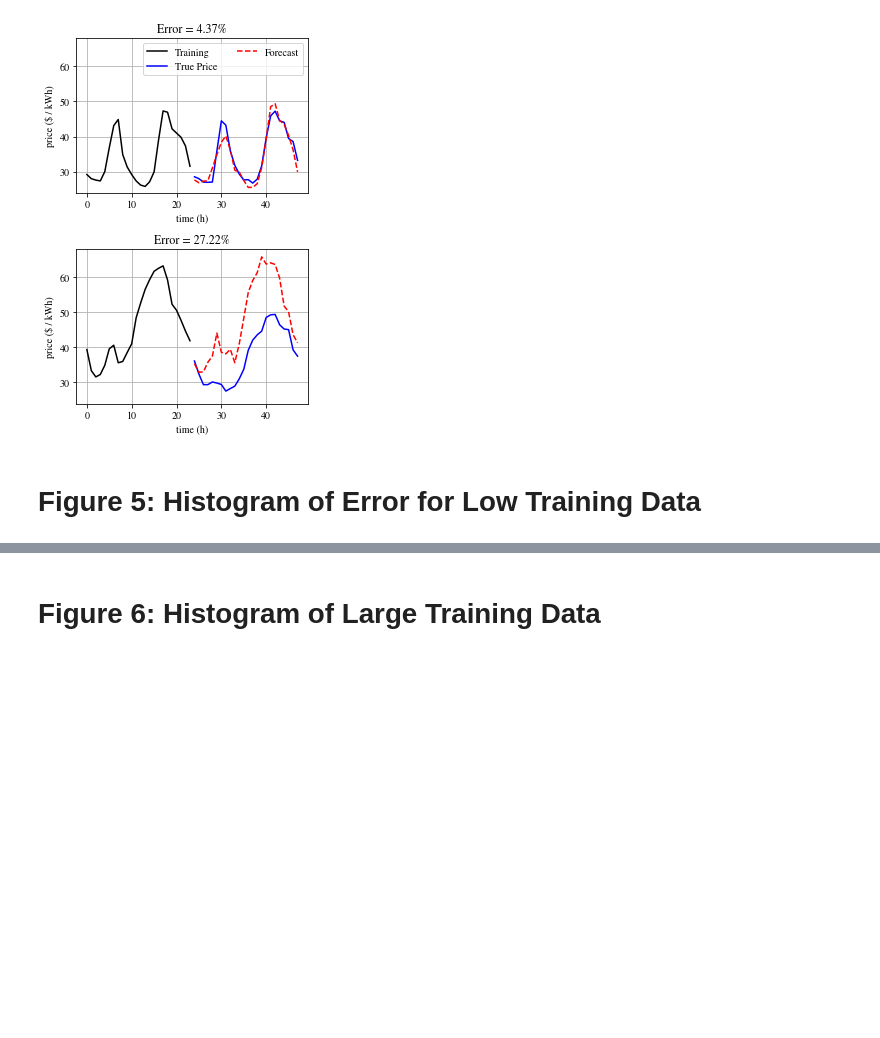
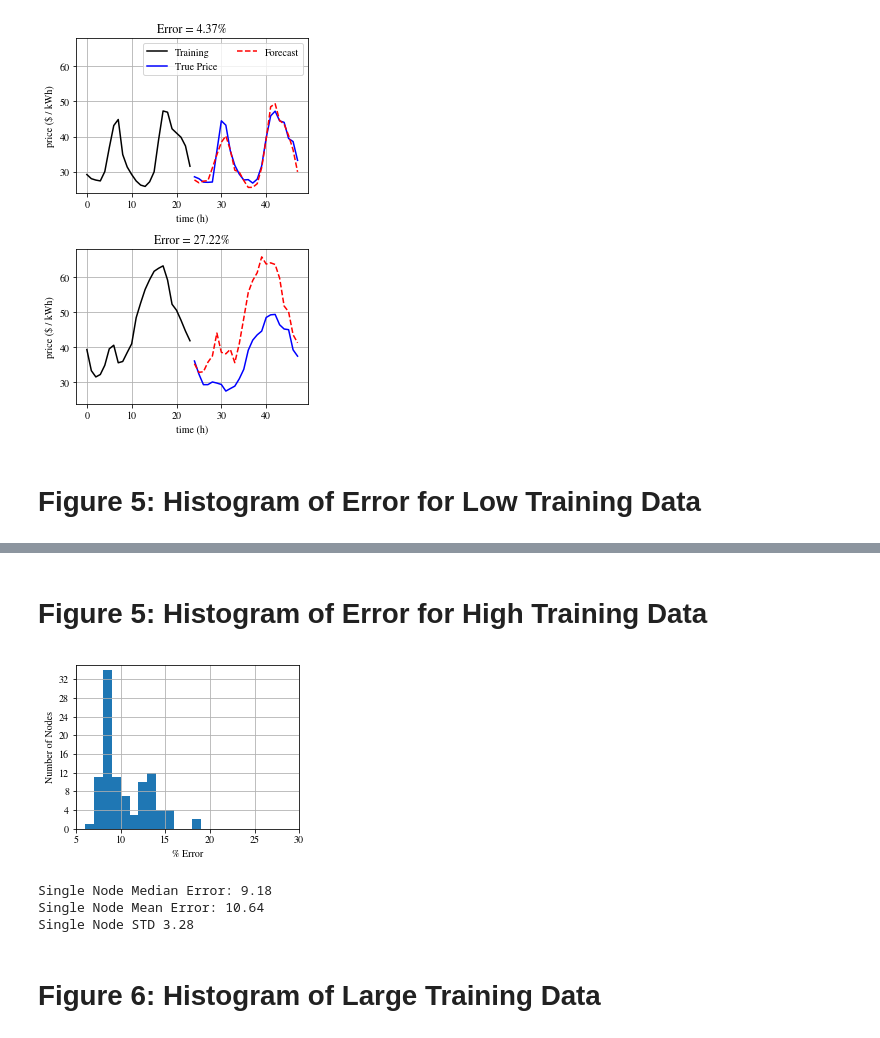
Before and after one commit to celmore25/neural_net_predictions, a Jupyter notebook: data_vis/graph_generator.ipynb, the cells around one changed output, grey strips where cells are left out. Saved outputs shown, nothing was run; the diff lists cells and outputs as text; code cells hidden in the pictures; blank space fills up the shorter version.

```diff
--- a/data_vis/graph_generator.ipynb
+++ b/data_vis/graph_generator.ipynb
@@ -171,3 +175,43 @@ Single Node STD 3.13
+# %% [markdown]
+# Figure 5: Histogram of Error for High Training Data
+# %%
+# scrape data
+path = '../long_run/log.txt'
+inp_days = 7
+locs = 100
+results = get_results(path,inp_days,verbose = False)
+node_results = np.zeros(locs)
+for i in range(inp_days):
+    for key, value in results[i].items():
+        if value < 100:
+            node_results[key] += value
+node_means = node_results / inp_days
+
+# plotting
+fig,ax = plt.subplots(figsize = (4,3))
+ax.hist(node_means,bins = np.arange(40))
+ax.grid(True)
+ax.set_ylabel('Number of Nodes')
+ax.set_xlabel('% Error')
+ax.set_yticks(np.arange(12)*4)
+ax.set_ylim(0,35)
+ax.set_xlim(5,30)
+
+# saving
+strFile = "../tex_writing/fig_5_1.png"
+if os.path.isfile(strFile):
+    os.remove(strFile)
+plt.savefig(strFile,format = 'png',dpi = 600,bbox_inches = 'tight')
+plt.show()
+
+print('Single Node Median Error: %.2f' % np.median(node_means))
+print('Single Node Mean Error: %.2f' % np.mean(node_means))
+print('Single Node STD %.2f' % np.std(node_means))
+# %% [output]
+[figure, added]
+Single Node Median Error: 9.18
+Single Node Mean Error: 10.64
+Single Node STD 3.28
 # %% [markdown]
 # Figure 6: Histogram of Large Training Data
 # %%
```
Also changed, not shown: parts of 5 cells of this notebook, 8 other files.
